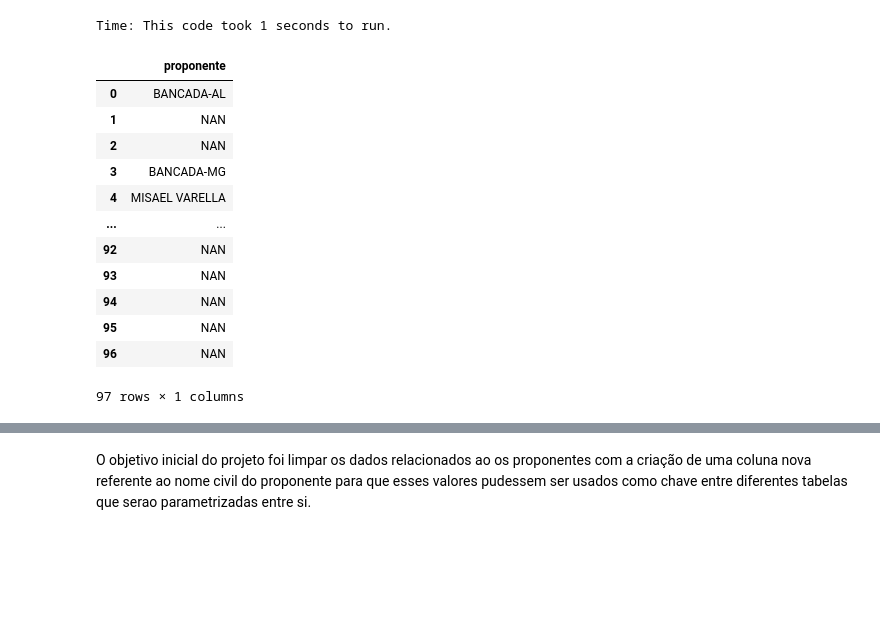
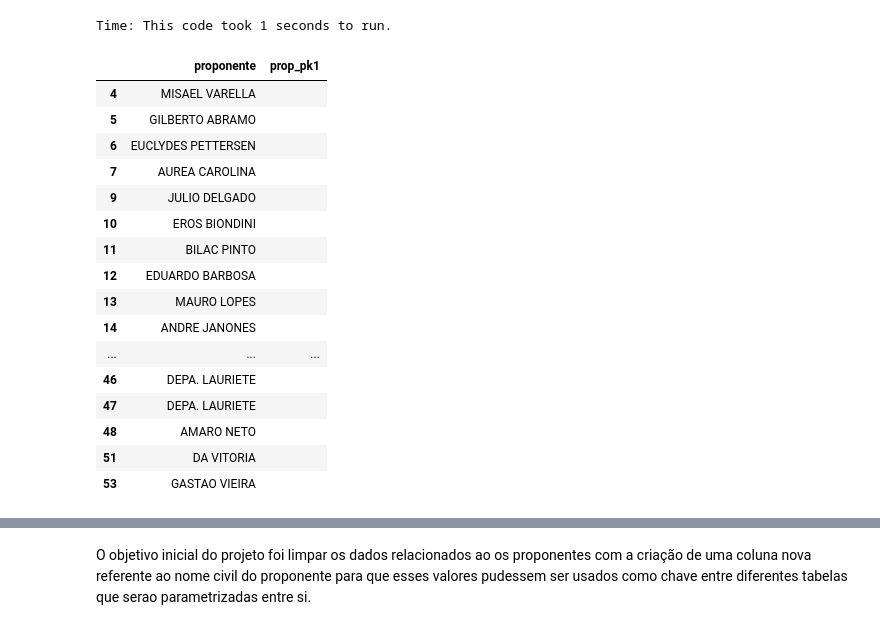
Before and after one commit to robertomdiniz5/Projeto-Controle-Financeiro-GESAC, a Jupyter notebook: controle_financeiro_gesac.ipynb, the cells around one changed output, grey strips where cells are left out. Drawn from its saved outputs; the diff is of its cells as text; code cells hidden in the pictures; blank space fills up the shorter version.

Commit message:
creating a way to find to match   the others proponentes automatically

```diff
--- a/controle_financeiro_gesac.ipynb
+++ b/controle_financeiro_gesac.ipynb
@@ -243,43 +252,32 @@ Time: This code took 1 seconds to run.
 # %%
 #cleaning df_em
 
 lst_lambda = [lambda x: str(x).split('-')[0],
 lambda x: str(x).split('(')[0],
 lambda x: str(x).replace('DEP. ',''),
 lambda x: str(x).replace('SEN. ',''),
 lambda x: str(x).strip(),
 lambda x: str(x).replace('BANCADA ', 'BANCADA-')]
 
 for my_lambda in lst_lambda:
     df_em['proponente'] = df_em.proponente.apply(my_lambda)
 
-
-
-
-#for x in df_em.proponente:
-#    for y in lst_re:
-#        x = x.replace(y[0],y[1])
-#    lst.append(x)
-
-#reodering the columns in the df so we can see the proponente column more easily
-
-df_em=df_em[['proponente','processo', 'emenda', 'valor', 'pontos_livre_(18_meses', 'pontos_gesac',
-       'pontos_indicados', 'pontos_analisados', 'pontos_aprovados',
-       'encaminhamento', 'data_aspar_informada', 'data_cadastrado',
-       'responsavel', 'pendencia_28/12']]
-
-df_em[['proponente']]
+df_em[['proponente', 'prop_pk1']].loc[df_em.prop_pk1 == '']
 # %% [output]
-|  | proponente |
-| 0 | BANCADA-AL |
-| 1 | NAN |
-| 2 | NAN |
-| 3 | BANCADA-MG |
-| 4 | MISAEL VARELLA |
-| ... | ... |
-| 92 | NAN |
-| 93 | NAN |
-| 94 | NAN |
-| 95 | NAN |
-| 96 | NAN |
+|  | proponente | prop_pk1 |
+| 4 | MISAEL VARELLA |  |
+| 5 | GILBERTO ABRAMO |  |
+| 6 | EUCLYDES PETTERSEN |  |
+| 7 | AUREA CAROLINA |  |
+| 9 | JULIO DELGADO |  |
+| 10 | EROS BIONDINI |  |
+| 11 | BILAC PINTO |  |
+| 12 | EDUARDO BARBOSA |  |
+| 13 | MAURO LOPES |  |
+| 14 | ANDRE JANONES |  |
+| ... | ... | ... |
+| 46 | DEPA. LAURIETE |  |
+| 47 | DEPA. LAURIETE |  |
+| 48 | AMARO NETO |  |
+| 51 | DA VITORIA |  |
+| 53 | GASTAO VIEIRA |  |
-97 rows × 1 columns
```
Also changed, not shown: parts of 7 cells of this notebook, 21 other files.
